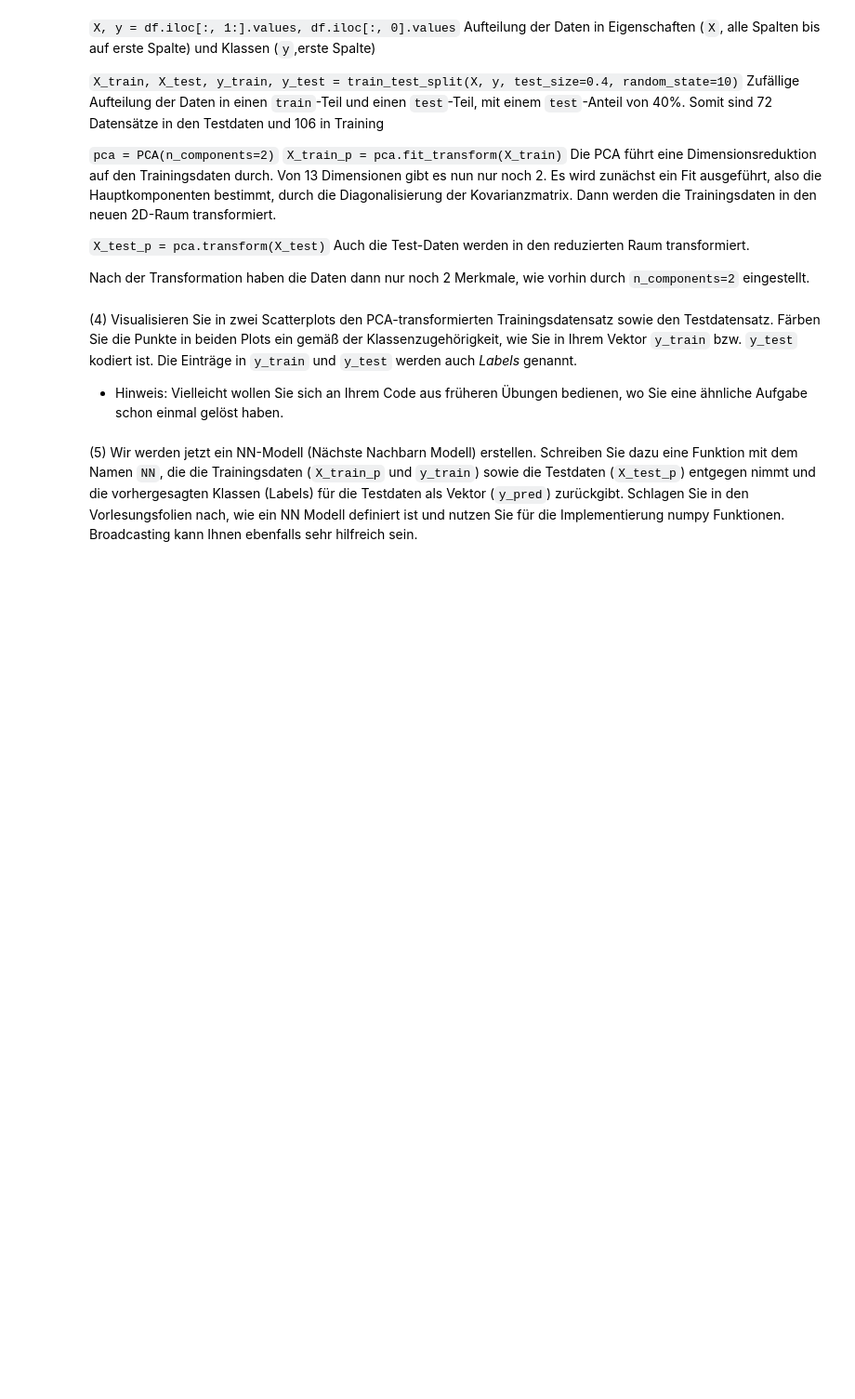
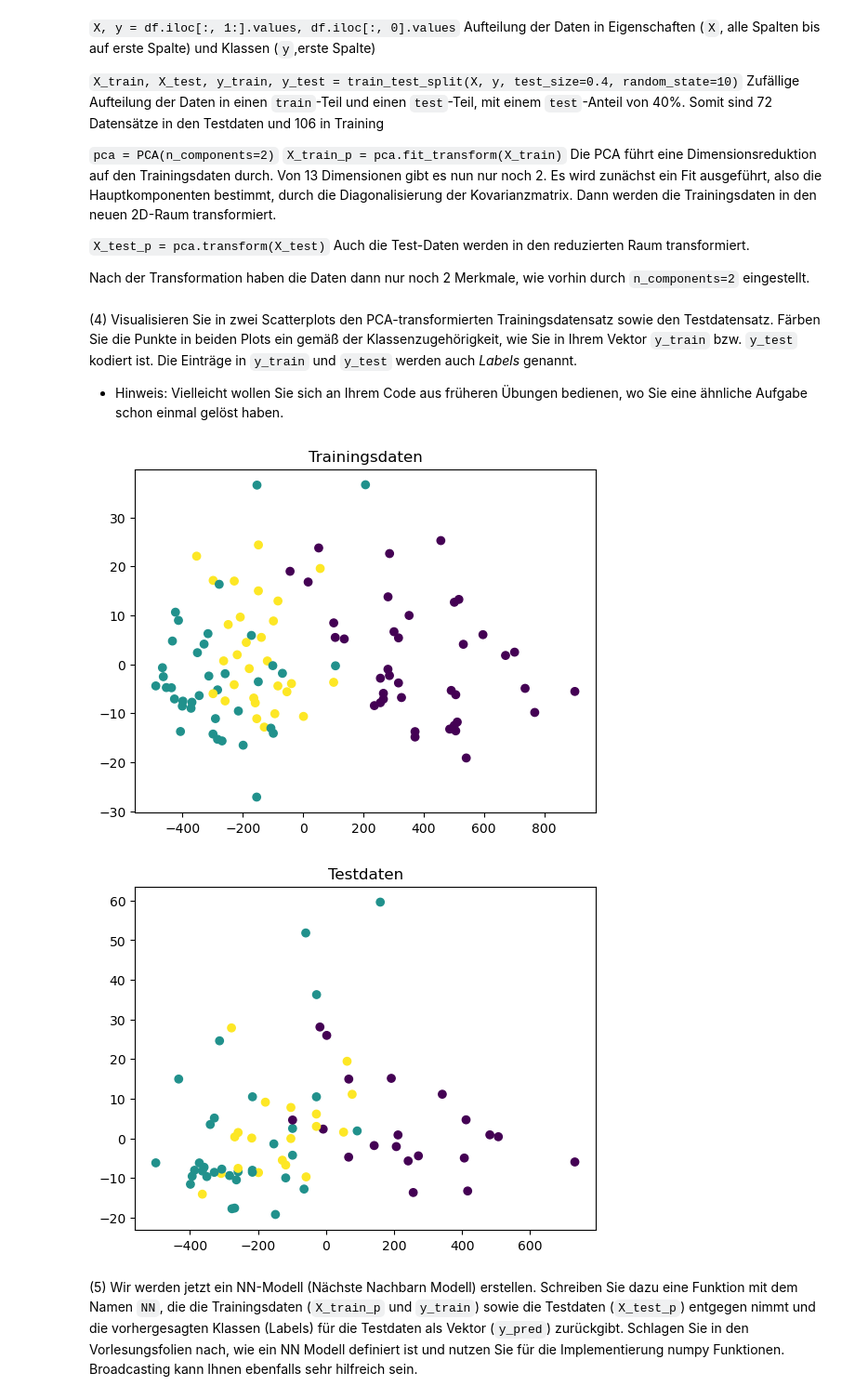
Before and after one commit to cortex359/ds.ss24, a Jupyter notebook: u12/Uebung-12.ipynb, the cells around one changed output. Shown at 93% size. Drawn from its saved outputs; the diff is of its cells as text; code cells hidden in the pictures; blank space fills up the shorter version.

```diff
--- a/u12/Uebung-12.ipynb
+++ b/u12/Uebung-12.ipynb
@@ -118,5 +115,16 @@ Nach der Transformation haben die Daten dann nur noch 2 Merkmale, wie vorhin dur
 # %% [markdown]
 (4) Visualisieren Sie in zwei Scatterplots den PCA-transformierten Trainingsdatensatz sowie den Testdatensatz. Färben Sie die Punkte in beiden Plots ein gemäß der Klassenzugehörigkeit, wie Sie in Ihrem Vektor `y_train` bzw. `y_test` kodiert ist. Die Einträge in `y_train` und `y_test` werden auch *Labels* genannt.
 * Hinweis: Vielleicht wollen Sie sich an Ihrem Code aus früheren Übungen bedienen, wo Sie eine ähnliche Aufgabe schon einmal gelöst haben.
+# %%
+plt.scatter(X_train_p[:, 0], X_train_p[:, 1], c=y_train)
+plt.title("Trainingsdaten")
+plt.show()
+
+plt.scatter(X_test_p[:, 0], X_test_p[:, 1], c=y_test)
+plt.title("Testdaten")
+plt.show()
+# %% [output]
+[figure, added]
+[figure, added]
 # %% [markdown]
 (5) Wir werden jetzt ein NN-Modell (Nächste Nachbarn Modell) erstellen. Schreiben Sie dazu eine Funktion mit dem Namen `NN`, die die Trainingsdaten (`X_train_p` und `y_train`) sowie die Testdaten (`X_test_p`) entgegen nimmt und die vorhergesagten Klassen (Labels) für die Testdaten als Vektor (`y_pred`) zurückgibt. Schlagen Sie in den Vorlesungsfolien nach, wie ein NN Modell definiert ist und nutzen Sie für die Implementierung numpy Funktionen. Broadcasting kann Ihnen ebenfalls sehr hilfreich sein.
```
Also changed, not shown: parts of 2 cells of this notebook, 1 other file.
